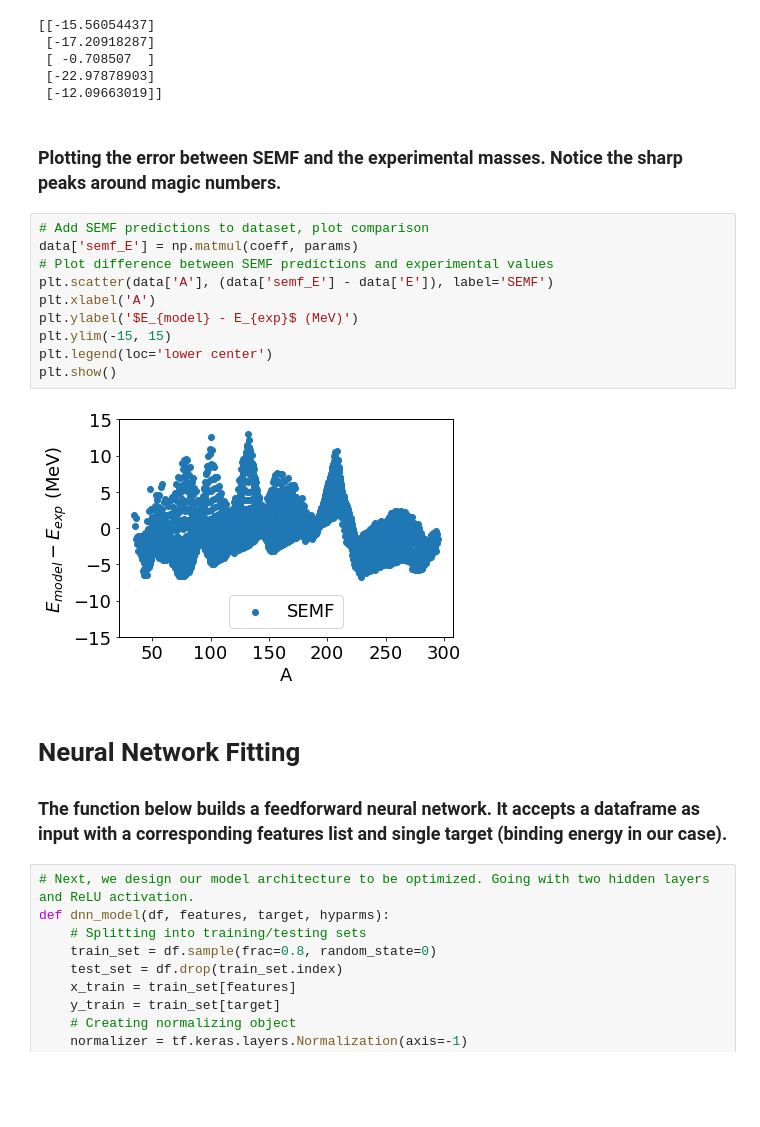
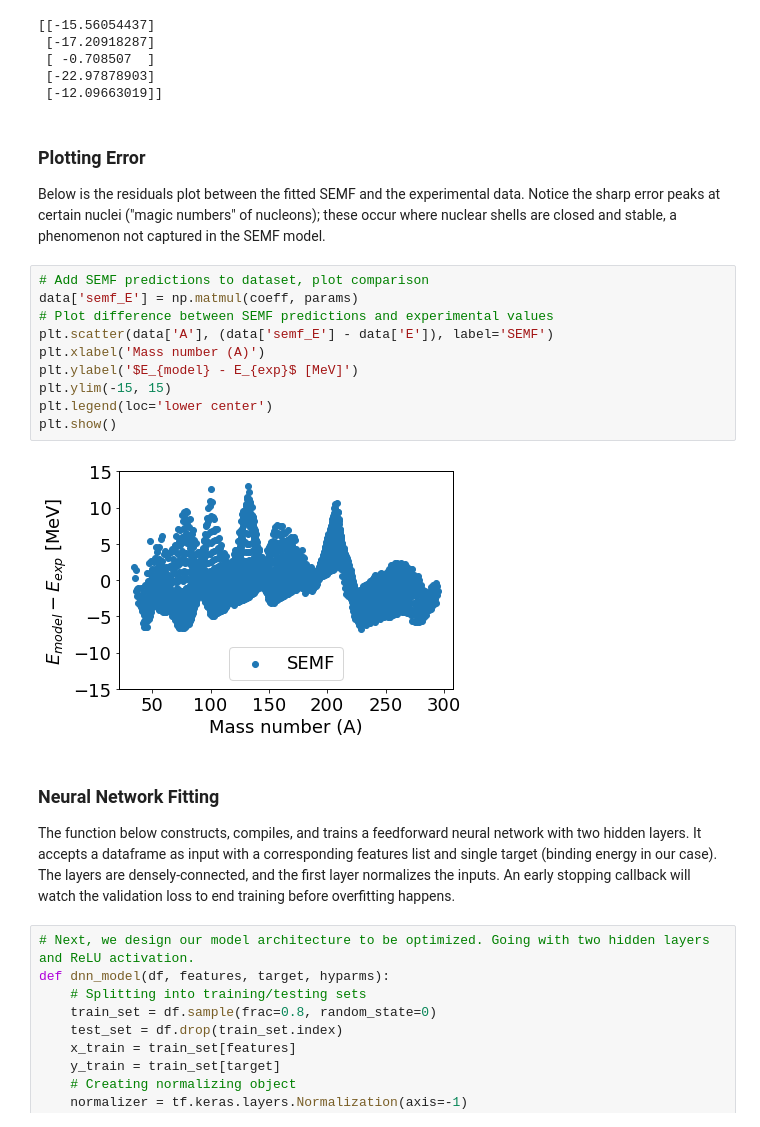
Before and after one commit to zbarvian/Mass-Learning, a Jupyter notebook: dnn_semf_discrepancy.ipynb, the cells around one changed output. Drawn from its saved outputs; the diff is of its cells as text; blank space fills up the shorter version.

```diff
--- a/dnn_semf_discrepancy.ipynb
+++ b/dnn_semf_discrepancy.ipynb
@@ -85,22 +86,23 @@ print(params)
  [-22.97878903]
  [-12.09663019]]
 # %% [markdown]
-### Plotting the error between SEMF and the experimental masses. Notice the sharp peaks around magic numbers.
+### Plotting Error
+Below is the residuals plot between the fitted SEMF and the experimental data. Notice the sharp error peaks at certain nuclei ("magic numbers" of nucleons); these occur where nuclear shells are closed and stable, a phenomenon not captured in the SEMF model.
 # %%
 # Add SEMF predictions to dataset, plot comparison
 data['semf_E'] = np.matmul(coeff, params)
 # Plot difference between SEMF predictions and experimental values
 plt.scatter(data['A'], (data['semf_E'] - data['E']), label='SEMF')
-plt.xlabel('A')
-plt.ylabel('$E_{model} - E_{exp}$ (MeV)')
+plt.xlabel('Mass number (A)')
+plt.ylabel('$E_{model} - E_{exp}$ [MeV]')
 plt.ylim(-15, 15)
 plt.legend(loc='lower center')
 plt.show()
 # %% [output]
-[figure, old version]
+[figure, new version]
 # %% [markdown]
-# Neural Network Fitting
-### The function below builds a feedforward neural network. It accepts a dataframe as input with a corresponding features list and single target (binding energy in our case).
+### Neural Network Fitting
+The function below constructs, compiles, and trains a feedforward neural network with two hidden layers. It accepts a dataframe as input with a corresponding features list and single target (binding energy in our case). The layers are densely-connected, and the first layer normalizes the inputs. An early stopping callback will watch the validation loss to end training before overfitting happens.
 # %%
 # Next, we design our model architecture to be optimized. Going with two hidden layers and ReLU activation.
 def dnn_model(df, features, target, hyparms):
```
Also changed, not shown: parts of 10 cells of this notebook.
